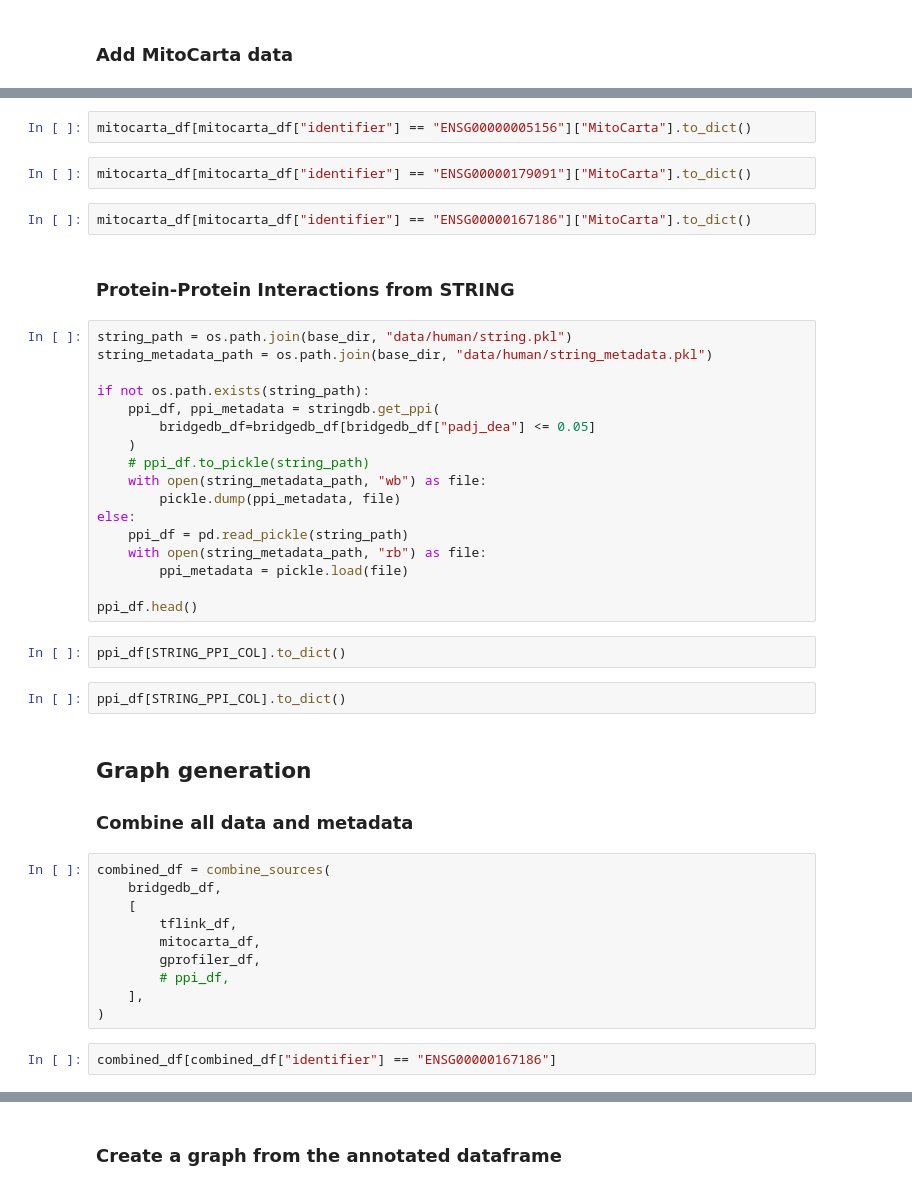
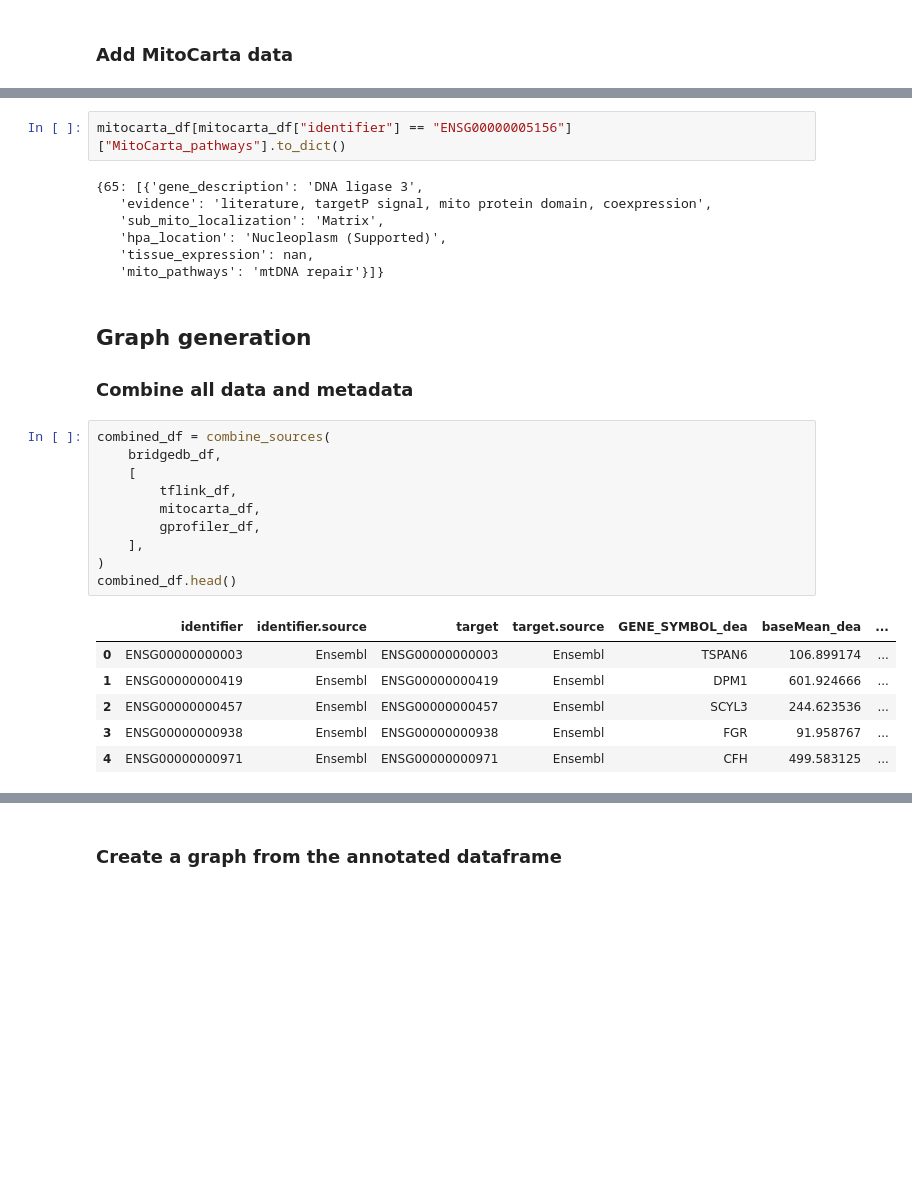
Before and after one commit to BioDataFuse/pyBiodatafuse, a Jupyter notebook: examples/usecases/muscle/01_graph_generation_human.ipynb, the cells around one changed output, grey strips where cells are left out. Saved outputs shown, nothing was run; the diff lists cells and outputs as text; blank space fills up the shorter version.

```diff
--- a/examples/usecases/muscle/01_graph_generation_human.ipynb
+++ b/examples/usecases/muscle/01_graph_generation_human.ipynb
@@ -136,32 +164,12 @@ mitocarta_df.head(1)
 # %%
-mitocarta_df[mitocarta_df["identifier"] == "ENSG00000005156"]["MitoCarta"].to_dict()
+mitocarta_df[mitocarta_df["identifier"] == "ENSG00000005156"]["MitoCarta_pathways"].to_dict()
+# %% [output]
+{65: [{'gene_description': 'DNA ligase 3',
+   'evidence': 'literature, targetP signal, mito protein domain, coexpression',
+   'sub_mito_localization': 'Matrix',
+   'hpa_location': 'Nucleoplasm (Supported)',
+   'tissue_expression': nan,
+   'mito_pathways': 'mtDNA repair'}]}
-# %%
-mitocarta_df[mitocarta_df["identifier"] == "ENSG00000179091"]["MitoCarta"].to_dict()
-# %%
-mitocarta_df[mitocarta_df["identifier"] == "ENSG00000167186"]["MitoCarta"].to_dict()
-# %% [markdown]
-### Protein-Protein Interactions from STRING
-# %%
-string_path = os.path.join(base_dir, "data/human/string.pkl")
-string_metadata_path = os.path.join(base_dir, "data/human/string_metadata.pkl")
-
-if not os.path.exists(string_path):
-    ppi_df, ppi_metadata = stringdb.get_ppi(
-        bridgedb_df=bridgedb_df[bridgedb_df["padj_dea"] <= 0.05]
-    )
-    # ppi_df.to_pickle(string_path)
-    with open(string_metadata_path, "wb") as file:
-        pickle.dump(ppi_metadata, file)
-else:
-    ppi_df = pd.read_pickle(string_path)
-    with open(string_metadata_path, "rb") as file:
-        ppi_metadata = pickle.load(file)
-
-ppi_df.head()
-# %%
-ppi_df[STRING_PPI_COL].to_dict()
-# %%
-ppi_df[STRING_PPI_COL].to_dict()
 # %% [markdown]
 ## Graph generation
 
@@ -169,13 +177,18 @@ ppi_df[STRING_PPI_COL].to_dict()
 # %%
 combined_df = combine_sources(
     bridgedb_df,
     [
         tflink_df,
         mitocarta_df,
         gprofiler_df,
-        # ppi_df,
     ],
 )
+combined_df.head()
+# %% [output]
+|  | identifier | identifier.source | target | target.source | GENE_SYMBOL_dea | baseMean_dea | ... |
+| 0 | ENSG00000000003 | Ensembl | ENSG00000000003 | Ensembl | TSPAN6 | 106.899174 | ... |
+| 1 | ENSG00000000419 | Ensembl | ENSG00000000419 | Ensembl | DPM1 | 601.924666 | ... |
+| 2 | ENSG00000000457 | Ensembl | ENSG00000000457 | Ensembl | SCYL3 | 244.623536 | ... |
+| 3 | ENSG00000000938 | Ensembl | ENSG00000000938 | Ensembl | FGR | 91.958767 | ... |
+| 4 | ENSG00000000971 | Ensembl | ENSG00000000971 | Ensembl | CFH | 499.583125 | ... |
-# %%
-combined_df[combined_df["identifier"] == "ENSG00000167186"]
 # %%
```
Also changed, not shown: parts of 32 cells of this notebook, 9 other files.
